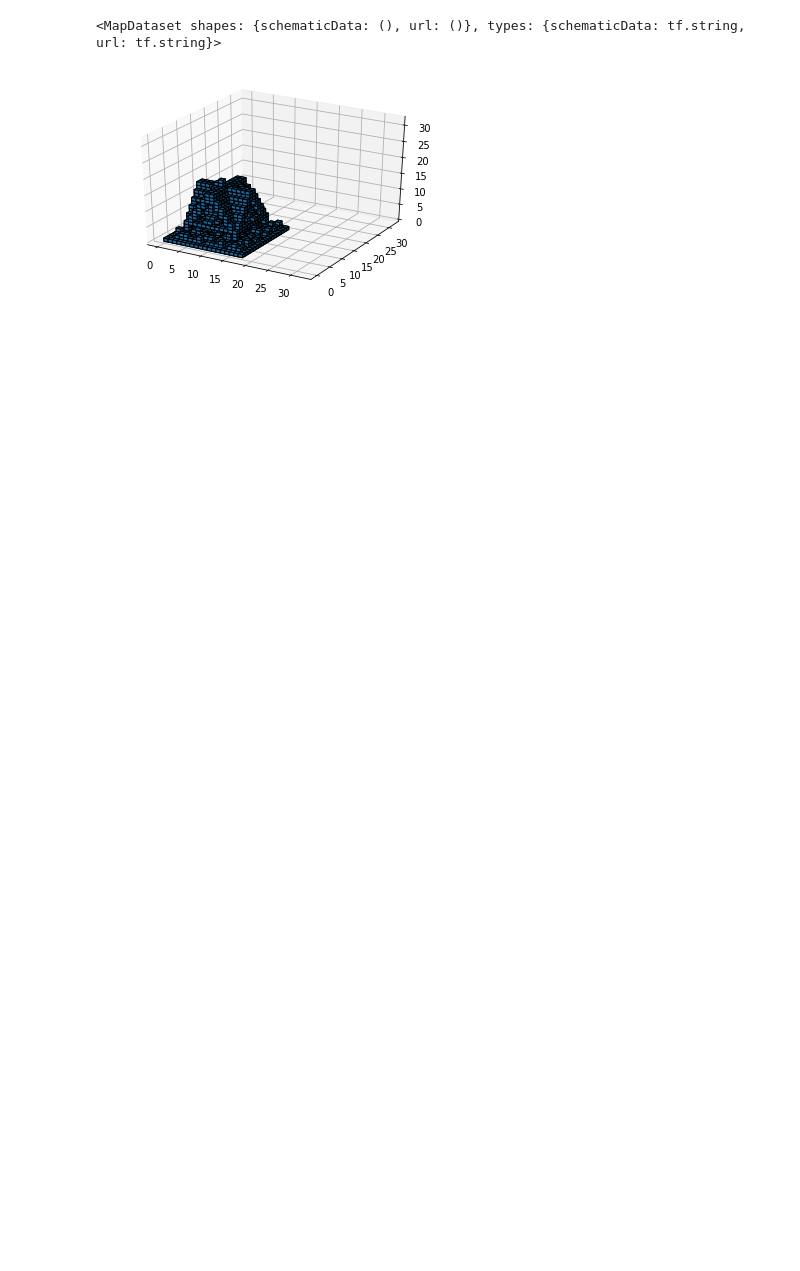
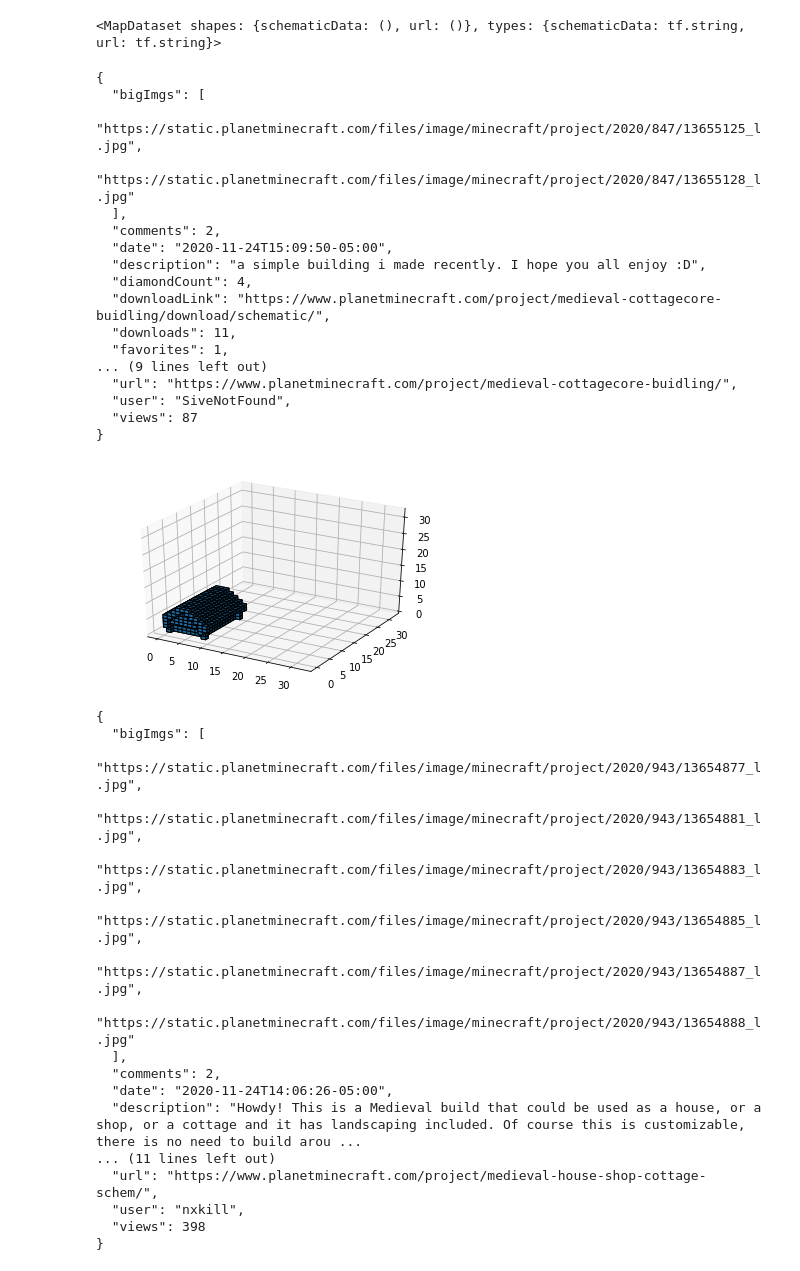
Before and after one commit to rom1504/minecraft-schematics-dataset, a Jupyter notebook: pyReader/schematics.ipynb, the cells around one changed output. Cells and saved outputs as stored; diff of their text form; code cells hidden in the pictures; blank space fills up the shorter version.

Commit message:
update schematic notebook

```diff
--- a/pyReader/schematics.ipynb
+++ b/pyReader/schematics.ipynb
@@ -21,0 +36,2 @@ good_small.tfrecord 100%[===================>]   6.16M  25.3MB/s    in 0.2s
+# %%
+schematicData = json.load(open("schematicsWithFinalUrl.json"))
@@ -21,0 +58,2 @@ good_small.tfrecord 100%[===================>]   6.16M  25.3MB/s    in 0.2s
+# %%
+urlToData = {d['url']:d for d in schematicData}
@@ -55,23 +110,55 @@ parsed_dataset
 # %% [output]
 <MapDataset shapes: {schematicData: (), url: ()}, types: {schematicData: tf.string, url: tf.string}>
 # %%
-def f(a):
-    return numpy.frombuffer(a.numpy(), numpy.int16).reshape([32,32,32])
+def f(a, url):
+    return [numpy.frombuffer(a.numpy(), numpy.int16).reshape([32,32,32]), url]
 
-ds = parsed_dataset.map(lambda x: tf.py_function(f, [x['schematicData']], [tf.int16]))
+ds = parsed_dataset.map(lambda x: tf.py_function(f, [x['schematicData'], x['url']], [tf.int16,tf.string]))
-# %%
-for a in ds.take(2):
-  a
 # %%
 from mpl_toolkits.mplot3d import Axes3D
 import numpy as np
 import matplotlib.pyplot as plt
 
-fig = plt.figure()
-ax = fig.gca(projection='3d')
+for a in ds.take(5):
+  print(json.dumps(urlToData[a[1].numpy().decode('utf8')], indent=2, sort_keys=True))
+  fig = plt.figure()
+  ax = fig.gca(projection='3d')
 
-ax.voxels(numpy.swapaxes(a[0].numpy(), 1, 2), edgecolor="k")
-
-plt.show()
+  ax.voxels(numpy.swapaxes(a[0].numpy(), 1, 2), edgecolor="k")
+  plt.show()
 # %% [output]
+{
+  "bigImgs": [
+    "https://static.planetminecraft.com/files/image/minecraft/project/2020/847/13655125_l.jpg",
+    "https://static.planetminecraft.com/files/image/minecraft/project/2020/847/13655128_l.jpg"
+  ],
+  "comments": 2,
+  "date": "2020-11-24T15:09:50-05:00",
+  "description": "a simple building i made recently. I hope you all enjoy :D",
+  "diamondCount": 4,
+  "downloadLink": "https://www.planetminecraft.com/project/medieval-cottagecore-buidling/download/schematic/",
+  "downloads": 11,
+  "favorites": 1,
+... (9 lines left out)
+  "url": "https://www.planetminecraft.com/project/medieval-cottagecore-buidling/",
+  "user": "SiveNotFound",
+  "views": 87
+}
-[figure, old version]
+[figure, new version]
+{
+  "bigImgs": [
+    "https://static.planetminecraft.com/files/image/minecraft/project/2020/943/13654877_l.jpg",
+    "https://static.planetminecraft.com/files/image/minecraft/project/2020/943/13654881_l.jpg",
+    "https://static.planetminecraft.com/files/image/minecraft/project/2020/943/13654883_l.jpg",
+    "https://static.planetminecraft.com/files/image/minecraft/project/2020/943/13654885_l.jpg",
+    "https://static.planetminecraft.com/files/image/minecraft/project/2020/943/13654887_l.jpg",
+    "https://static.planetminecraft.com/files/image/minecraft/project/2020/943/13654888_l.jpg"
+  ],
+  "comments": 2,
+  "date": "2020-11-24T14:06:26-05:00",
+  "description": "Howdy! This is a Medieval build that could be used as a house, or a shop, or a cottage and it has landscaping included. Of course this is customizable, there is no need to build arou ...
+... (11 lines left out)
+  "url": "https://www.planetminecraft.com/project/medieval-house-shop-cottage-schem/",
+  "user": "nxkill",
+  "views": 398
+}
```
Also changed, not shown: parts of 9 cells of this notebook.
